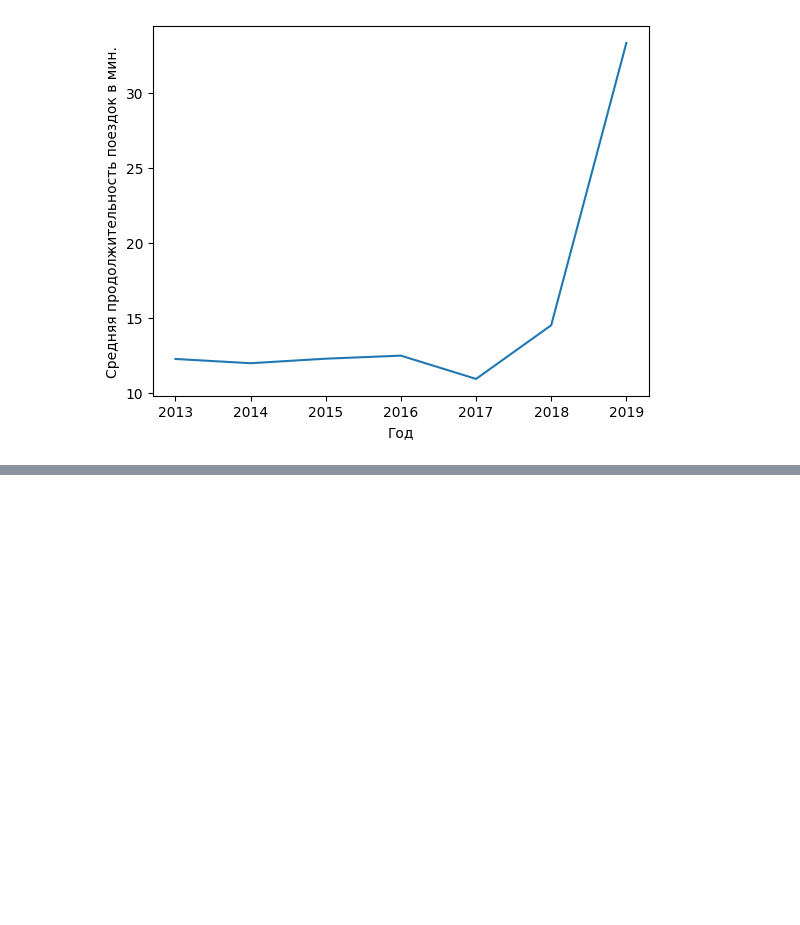
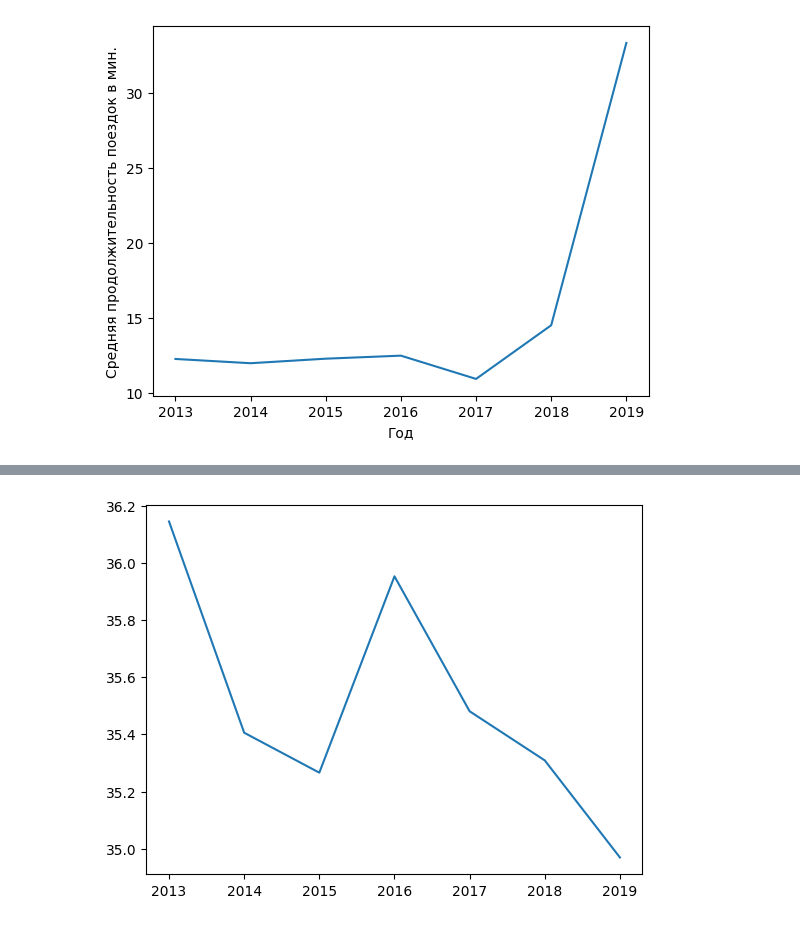
Before and after one commit to Konstantin-Kalug/yandex_bigdata_intensive, a Jupyter notebook: analyze_audience.ipynb, the cells around one changed output, grey strips where cells are left out. Drawn from its saved outputs; the diff is of its cells as text; code cells hidden in the pictures; blank space fills up the shorter version.

```diff
--- a/analyze_audience.ipynb
+++ b/analyze_audience.ipynb
@@ -529,0 +536,15 @@ https://www.glitterguts.com/photobooth/world-naked-bike-ride-10
+# %%
+sredniy_age = []
+for i in range(2013, 2024):
+    df = pd.read_table(f'data/src/{i}/part-00000', index_col=False, header=None,
+                       names=['id', 'biketype', 'starttime', 'endtime', 'startstation',
+                              'endstation',
+                              'startlat', 'startlng', 'endlat', 'endlng', 'member_casual', 'gender',
+                              'age',
+                              'bikeid'], sep=',')
+    df = df[['age']]
+    sredniy_age.append(df['age'].mean())
+plt.plot(range(2013, 2024), sredniy_age)
+plt.show()
+# %% [output]
+[figure, added]
```
Also changed, not shown: parts of 6 cells of this notebook.
